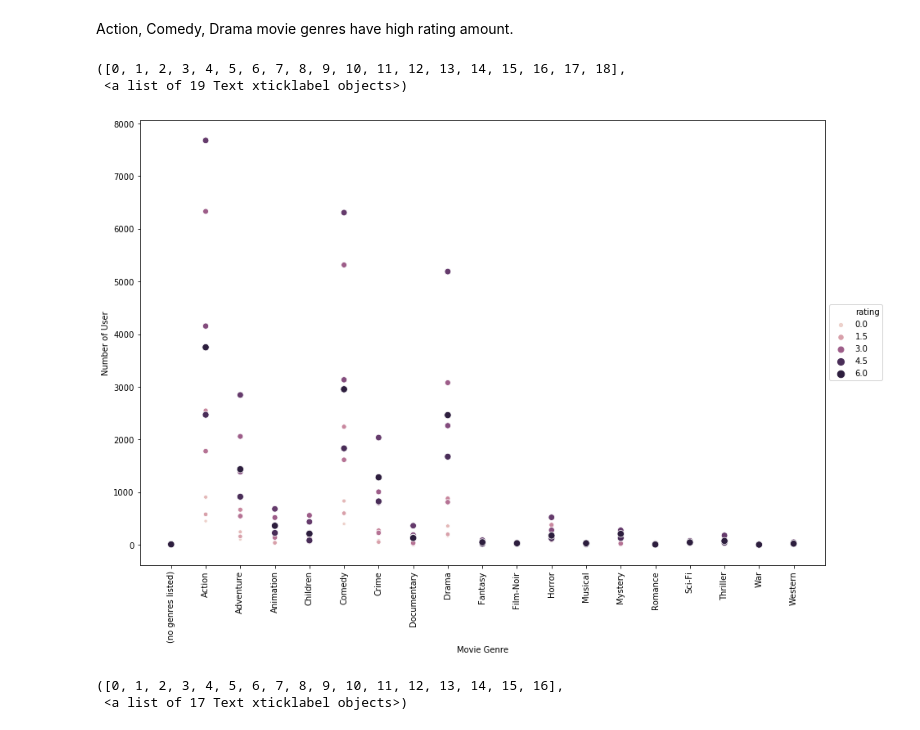
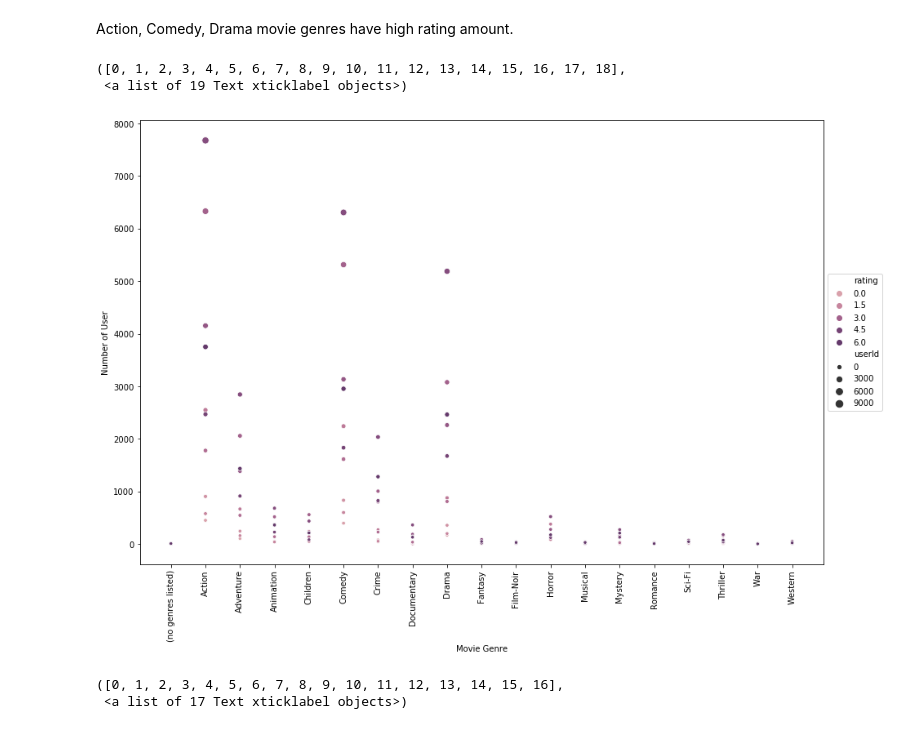
Before and after one commit to haiphucnguyen/MachineLearning, a Jupyter notebook: recommender/rest-api/Movie_EDA.ipynb, the cells around one changed output. Drawn from its saved outputs; the diff is of its cells as text; code cells hidden in the pictures.

```diff
--- a/recommender/rest-api/Movie_EDA.ipynb
+++ b/recommender/rest-api/Movie_EDA.ipynb
@@ -129,16 +129,16 @@ sp = movie_rating_splited.drop('title', axis=1)
 gr = sp.groupby(['genres', 'rating']).count().reset_index()
 # %%
 f,ax = plt.subplots(figsize=(15,10))
-
-sns.scatterplot(x='genres', y='userId', hue='rating', size='rating', data=gr)
+cmap = sns.cubehelix_palette(dark=.3, light=.7, as_cmap=True)
+sns.scatterplot(x='genres', y='userId', hue='rating', size='userId',palette=cmap, data=gr)
 ax.legend(loc='center left', bbox_to_anchor=(1, 0.5))
 plt.xlabel('Movie Genre')
 plt.ylabel('Number of User')
 plt.xticks(rotation=90)
 # %% [output]
 ([0, 1, 2, 3, 4, 5, 6, 7, 8, 9, 10, 11, 12, 13, 14, 15, 16, 17, 18],
  <a list of 19 Text xticklabel objects>)
-[figure, old version]
+[figure, new version]
 # %%
 # movie_rating_extract_year = movie_rating_splited.assign(title=movie_rating_splited.title.str.split('(', expand=True))
 movie_rating = movie_rating_splited.drop('timestamp', axis=1)
```
